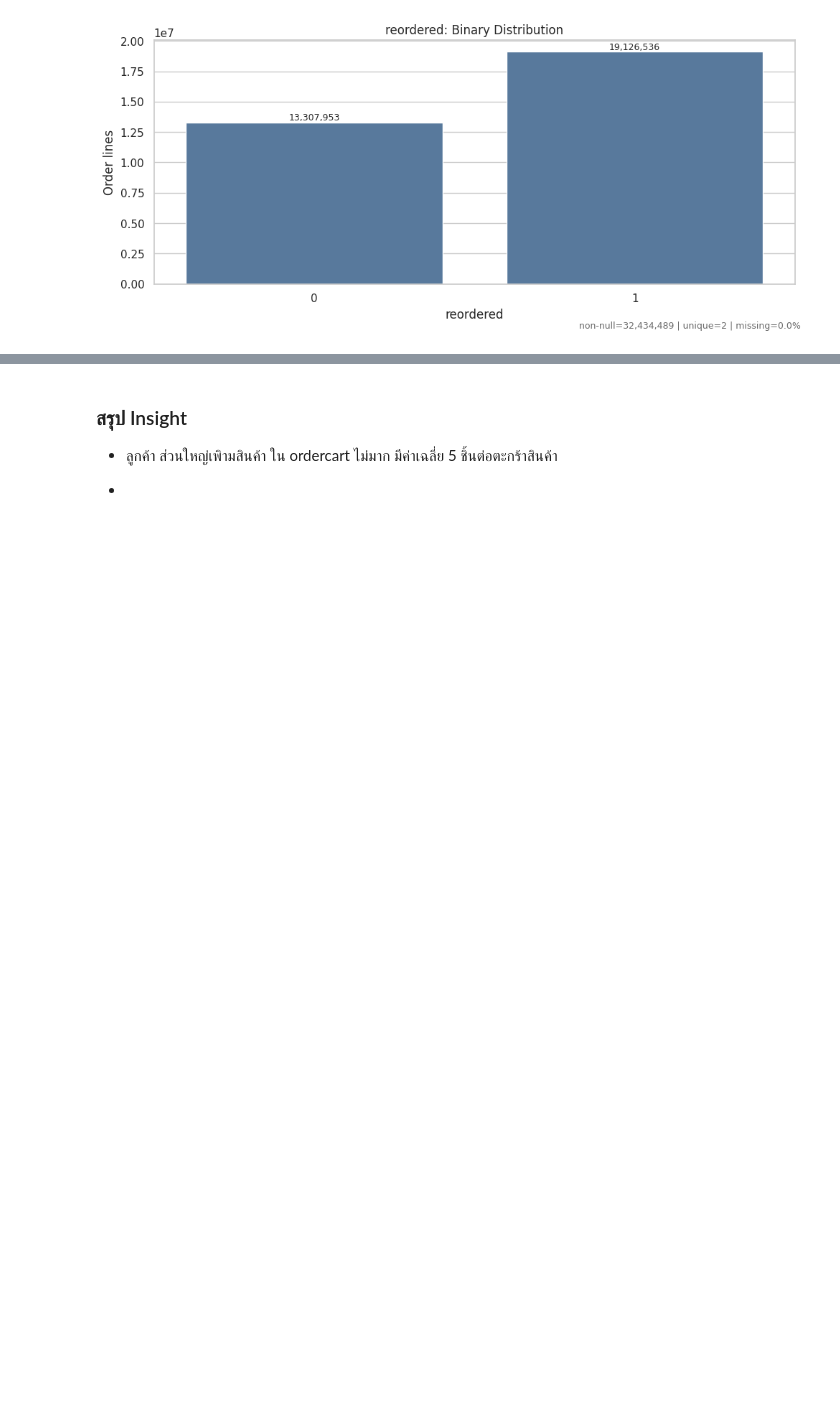
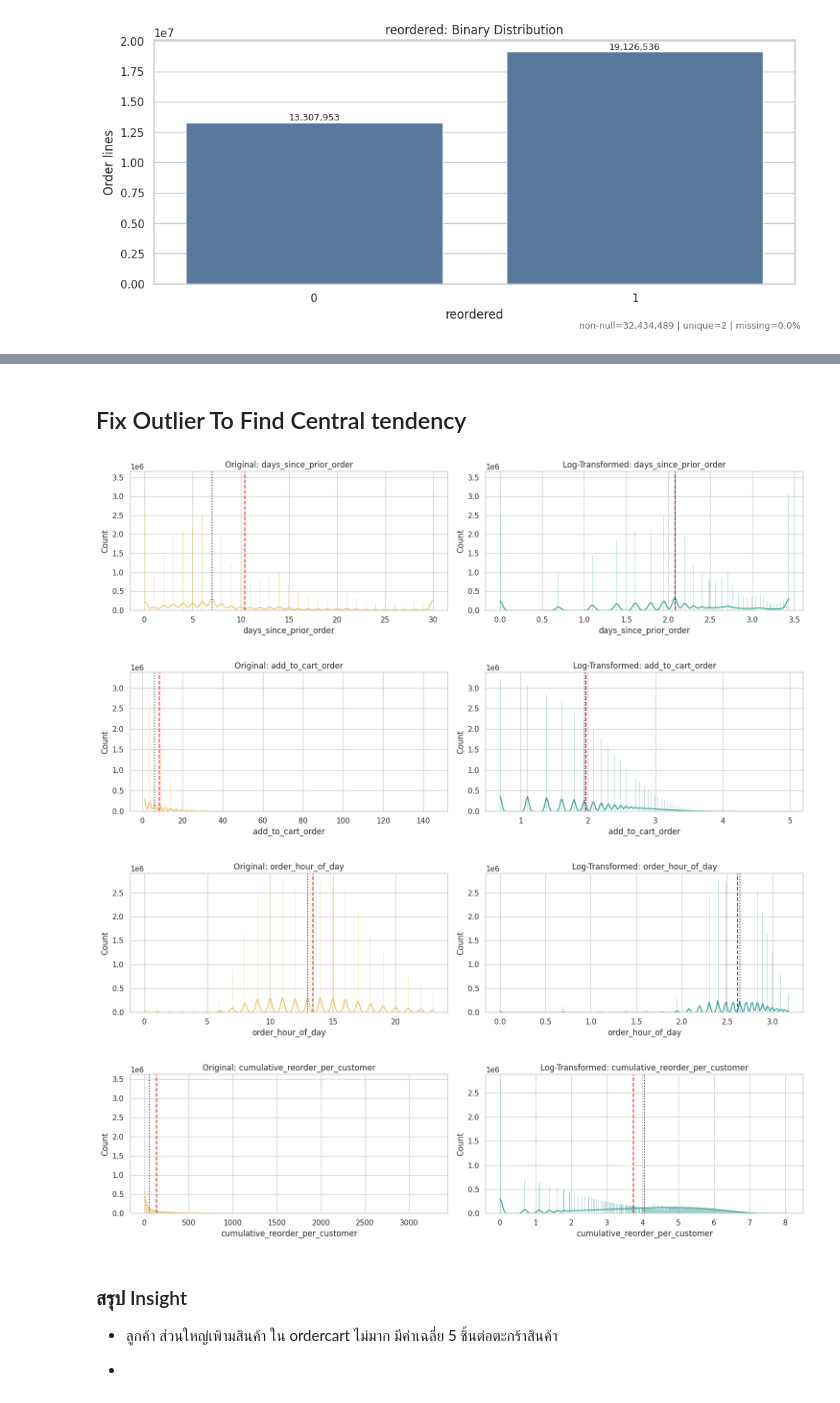
Before and after one commit to ppts2545/Instacart-Market-Basket-Analysis, a Jupyter notebook: notebooks/02_Exploratory_Data_Analysis/01_data_overview.ipynb, the cells around one changed output, grey strips where cells are left out. Drawn from its saved outputs; the diff is of its cells as text; code cells hidden in the pictures; blank space fills up the shorter version.

Commit message:
rey to fix oulier to analze and look or central tendency

```diff
--- a/notebooks/02_Exploratory_Data_Analysis/01_data_overview.ipynb
+++ b/notebooks/02_Exploratory_Data_Analysis/01_data_overview.ipynb
@@ -298,3 +385,44 @@ for row in profile_summary.itertuples(index=False):
+# %% [markdown]
+## Fix Outlier To Find Central tendency
+# %%
+# Log Tranformation for outlier mitigation
+
+log_cols = [
+    "days_since_prior_order",
+    "add_to_cart_order",
+    "order_hour_of_day",
+    "cumulative_reorder_per_customer",
+]
+
+# tranform add_to_cart_order ด้วย log1p เพื่อดู distribution หลังจากลด skewness
+
+for log_col in log_cols:
+    # 1. เตรียมข้อมูล (ใช้ log1p เพื่อความปลอดภัยเผื่อมีค่า 0)
+    original_data = df[log_col].dropna()
+    log_data = np.log1p(original_data)
+
+    # 2. สร้าง Subplots 1 แถว 2 คอลัมน์
+    fig, axes = plt.subplots(1, 2, figsize=(15, 4))
+
+    # --- รูปที่ 1: ข้อมูลเดิม (Skewed) ---
+    sns.histplot(original_data, kde=True, ax=axes[0], color="#e9c46a")
+    axes[0].set_title(f"Original: {log_col}")
+    axes[0].axvline(original_data.mean(), color="#d62828", linestyle="--", linewidth=1.5, label="mean")
+    axes[0].axvline(original_data.median(), color="#1d3557", linestyle=":", linewidth=1.5, label="median")
+
+    # --- รูปที่ 2: ข้อมูล Log-Transformed ---
+    sns.histplot(log_data, kde=True, ax=axes[1], color="#2a9d8f")
+    axes[1].set_title(f"Log-Transformed: {log_col}")
+    axes[1].axvline(log_data.mean(), color="#d62828", linestyle="--", linewidth=1.5, label="mean")
+    axes[1].axvline(log_data.median(), color="#1d3557", linestyle=":", linewidth=1.5, label="median")
+
+    plt.tight_layout()
+    plt.show()
+# %% [output]
+[figure, added]
+[figure, added]
+[figure, added]
+[figure, added]
 # %% [markdown]
 ### สรุป Insight
 - ลูกค้า ส่วนใหญ่เพิามสินค้า ใน ordercart ไม่มาก มีค่าเฉลี่ย 5 ชิ้นต่อตะกร้าสินค้า
```
Also changed, not shown: parts of 1 cell of this notebook.
